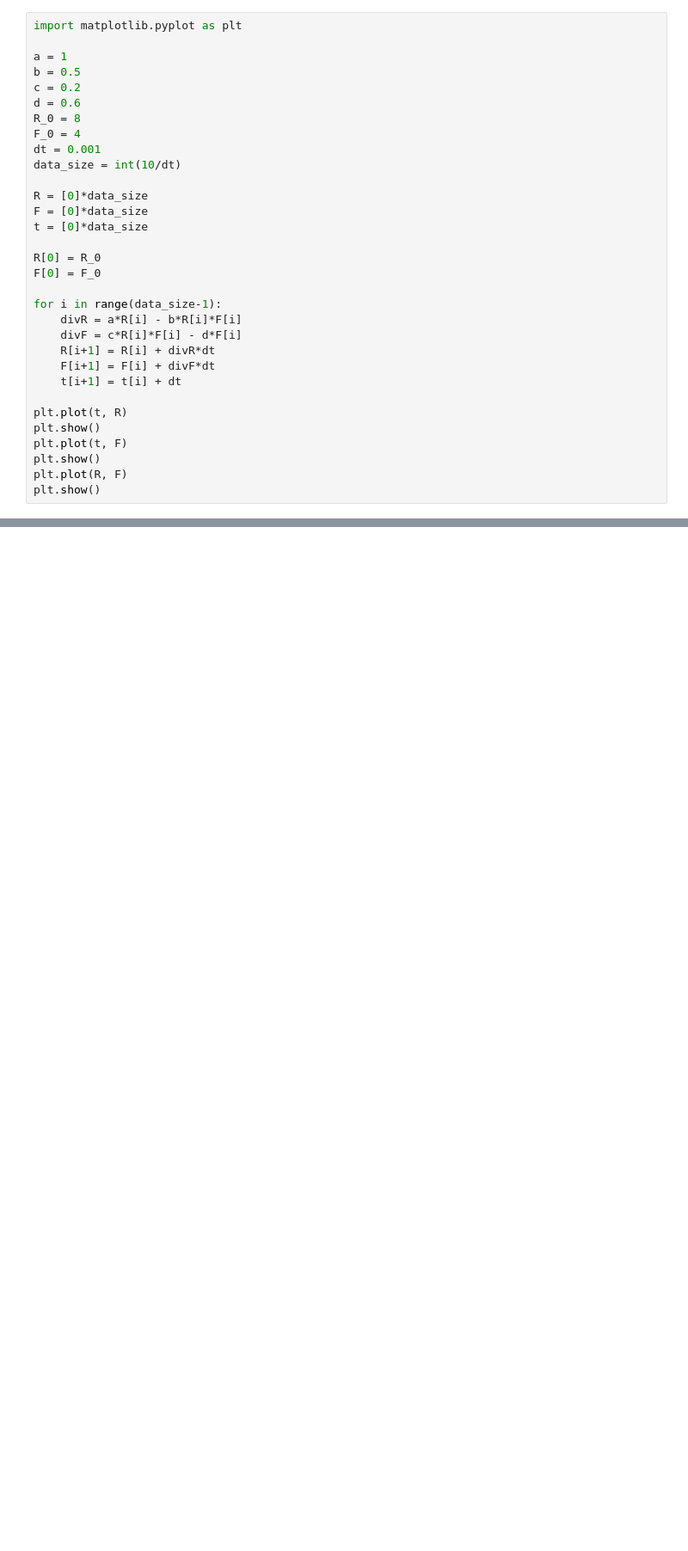
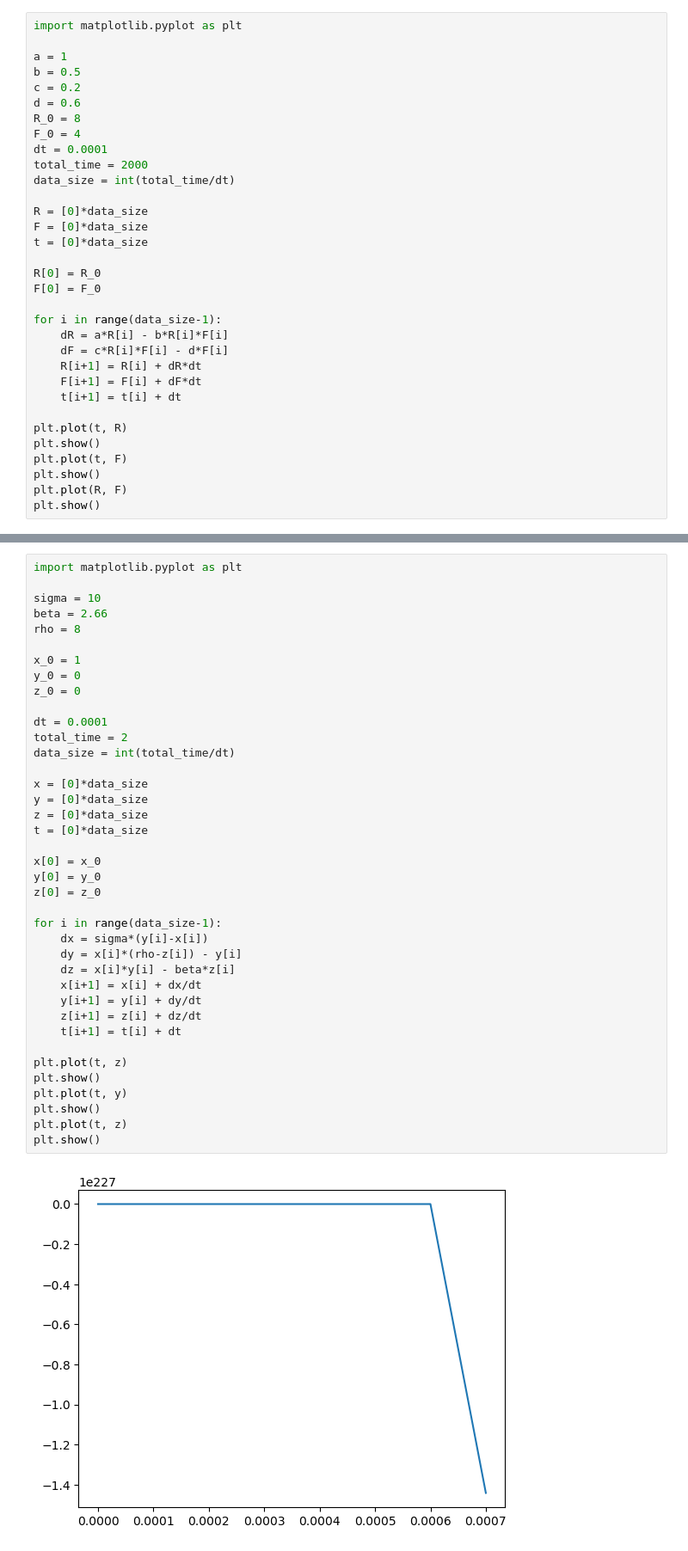
Before and after one commit to karpada2/comp_sci_stuff, a Jupyter notebook: tenth_grade/classwork/26_feb_25/two_variable_continuous.ipynb, the cells around one changed output, grey strips where cells are left out. Shown: that part at 86% size. Cells and saved outputs as stored; diff of their text form; blank space fills up the shorter version.

```diff
--- a/tenth_grade/classwork/26_feb_25/two_variable_continuous.ipynb
+++ b/tenth_grade/classwork/26_feb_25/two_variable_continuous.ipynb
@@ -7,8 +7,9 @@ c = 0.2
 d = 0.6
 R_0 = 8
 F_0 = 4
-dt = 0.001
-data_size = int(10/dt)
+dt = 0.0001
+total_time = 2000
+data_size = int(total_time/dt)
 
 R = [0]*data_size
 F = [0]*data_size
@@ -18,10 +19,10 @@ R[0] = R_0
 F[0] = F_0
 
 for i in range(data_size-1):
-    divR = a*R[i] - b*R[i]*F[i]
-    divF = c*R[i]*F[i] - d*F[i]
-    R[i+1] = R[i] + divR*dt
-    F[i+1] = F[i] + divF*dt
+    dR = a*R[i] - b*R[i]*F[i]
+    dF = c*R[i]*F[i] - d*F[i]
+    R[i+1] = R[i] + dR*dt
+    F[i+1] = F[i] + dF*dt
     t[i+1] = t[i] + dt
 
 plt.plot(t, R)
@@ -36,0 +36,41 @@ plt.show()
+# %%
+import matplotlib.pyplot as plt
+
+sigma = 10
+beta = 2.66
+rho = 8
+
+x_0 = 1
+y_0 = 0
+z_0 = 0
+
+dt = 0.0001
+total_time = 2
+data_size = int(total_time/dt)
+
+x = [0]*data_size
+y = [0]*data_size
+z = [0]*data_size
+t = [0]*data_size
+
+x[0] = x_0
+y[0] = y_0
+z[0] = z_0
+
+for i in range(data_size-1):
+    dx = sigma*(y[i]-x[i])
+    dy = x[i]*(rho-z[i]) - y[i]
+    dz = x[i]*y[i] - beta*z[i]
+    x[i+1] = x[i] + dx/dt
+    y[i+1] = y[i] + dy/dt
+    z[i+1] = z[i] + dz/dt
+    t[i+1] = t[i] + dt
+
+plt.plot(t, z)
+plt.show()
+plt.plot(t, y)
+plt.show()
+plt.plot(t, z)
+plt.show()
+# %% [output]
+[figure, added]
```
Also changed, not shown: parts of 2 cells of this notebook.
